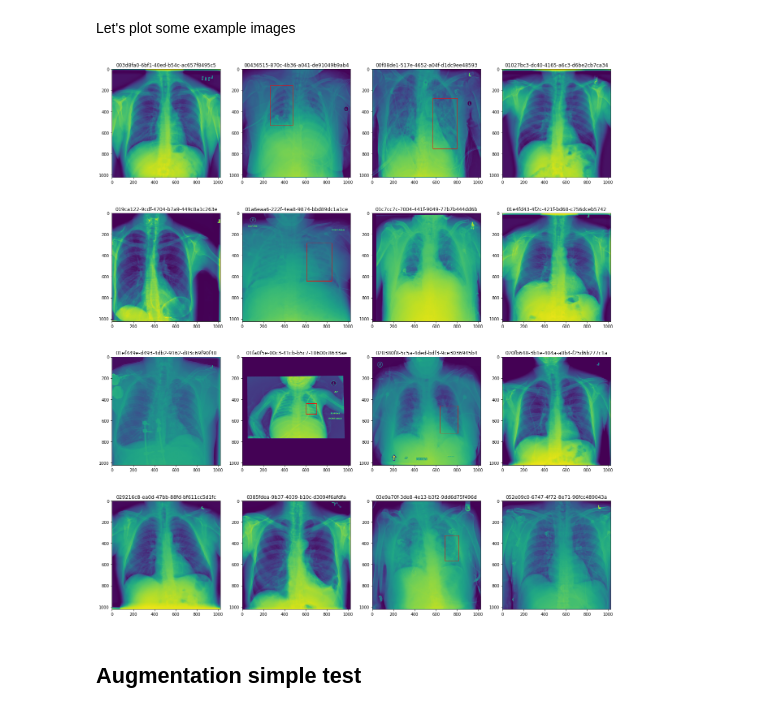
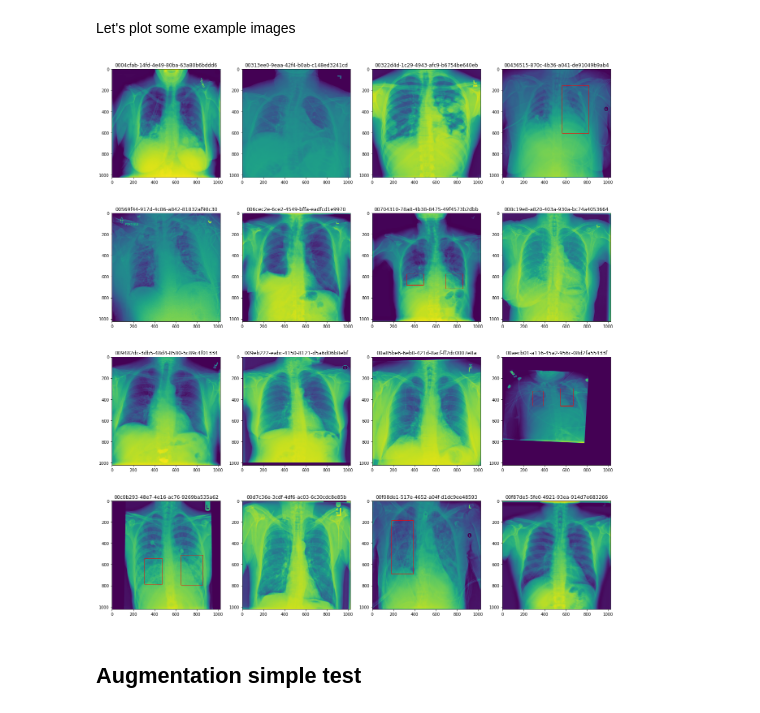
Before and after one commit to BCI-ECS-sapienza/Pneumonia-detection-with-RetinaNet, a Jupyter notebook: Augmentation.ipynb, the cells around one changed output. Cells and saved outputs as stored; diff of their text form; code cells hidden in the pictures.

```diff
--- a/Augmentation.ipynb
+++ b/Augmentation.ipynb
@@ -235,41 +235,41 @@ def print_samples_with_boxes(dataset):
     dataframe_counter += 1
 
     # retrieve data
-    data = val_dataset.__getitem__(dataframe_counter)
+    data = dataset.__getitem__(dataframe_counter)
     patient_id = data[1]['patient_id']
 
     # check if it is new image, otherwise just skip
     if patient_id == old_patient_id:
       continue
 
     # other data needed
     image = data[0]
     boxes = data[1]['boxes']
     target = data[1]['labels'][0].item()
 
     # initialize image plot
     img = np.squeeze(image)
     gridx[img_index//4, img_index%4].set_title(patient_id)
     gridx[img_index//4, img_index%4].imshow(img)
 
     # bounding boxes (might be more for one pic)
     for j in range(len(boxes)):
       x1 = boxes[j][0]
       y1 = boxes[j][1]
       x2 = boxes[j][2]
       y2 = boxes[j][3]
       gridx[img_index//4, img_index%4].add_patch(patches.Rectangle((x1, y1), x2-x1, y2-y1, linewidth=1, edgecolor='r', facecolor='none'))
 
     # this is needed to avoid showing duplicates in case of more bounding boxes
     old_patient_id = patient_id
     img_index += 1
 
   plt.show()
 
 
 print_samples_with_boxes(train_dataset)
 # %% [output]
-[figure, old version]
+[figure, new version]
 # %% [markdown]
 ## Augmentation simple test
 # %% [markdown]
```
Also changed, not shown: parts of 2 cells of this notebook.
